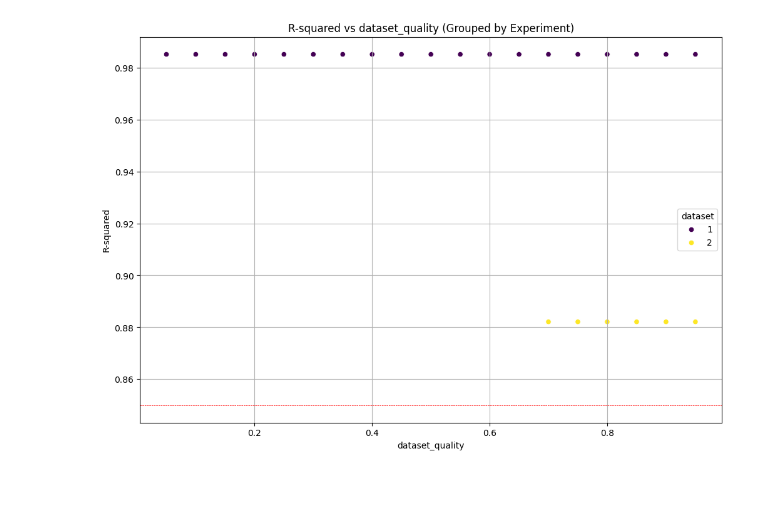
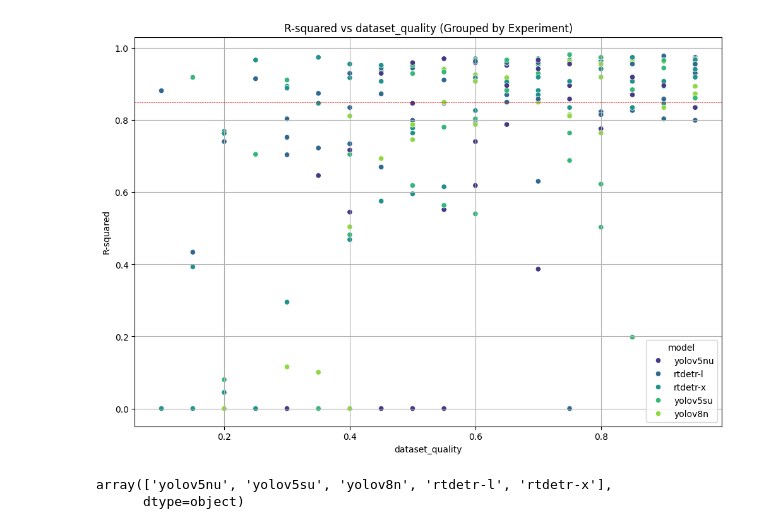
Before and after one commit to SamueleBumbaca/Plants__On_the_minimum_dataset_size_for_a_maize_seedling_object_detector, a Jupyter notebook: dataset_quality_analysis.ipynb, the cells around one changed output. Saved outputs shown, nothing was run; the diff lists cells and outputs as text; code cells hidden in the pictures; blank space fills up the shorter version.

```diff
--- a/dataset_quality_analysis.ipynb
+++ b/dataset_quality_analysis.ipynb
@@ -21,32 +21,37 @@ df['dataset_size'] = df['train_size']+df['val_size']
 # %%
 import pandas as pd
 import matplotlib.pyplot as plt
 import seaborn as sns
 
 # Filter the DataFrame with model == 'yolov5lu'
-filtered_df = df[df['model'] == 'yolov5su']
-filtered_df = df
-# Group by 'experiment' and select the observation with the highest R-squared value
+#filtered_df = df[df['model'] == 'yolov5su']
+# Drop rows with NaN values in 'r_squared'
+filtered_df = df.dropna(subset=['r_squared'])# Group by 'experiment' and select the observation with the highest R-squared value
 filtered_df = filtered_df.loc[filtered_df.groupby('experiment')['r_squared'].idxmax()]
 
 # set r-squared <0 to 0
 filtered_df.loc[filtered_df['r_squared'] < 0, 'r_squared'] = 0
 
 # Sort by dataset size
 filtered_df = filtered_df.sort_values(by='dataset_quality')
 
 # Create a scatter plot with 'dataset_size' on the x-axis and 'r_squared' on the y-axis
 plt.figure(figsize=(12, 8))
-sns.scatterplot(data=filtered_df, x='dataset_quality', y='r_squared', hue='dataset', palette='viridis')
+sns.scatterplot(data=filtered_df, x='dataset_quality', y='r_squared', hue='model', palette='viridis')
 
 # Plot a red line at y = 0.85
 plt.axhline(y=0.85, color='red', linestyle='--', linewidth=0.5)
 
 plt.xlabel('dataset_quality')
 plt.ylabel('R-squared')
 plt.title('R-squared vs dataset_quality (Grouped by Experiment)')
 plt.grid(True)
 
 plt.show()
 # %% [output]
-[figure, old version]
+[figure, new version]
+# %%
+df['model'].unique()
+# %% [output]
+array(['yolov5nu', 'yolov5su', 'yolov8n', 'rtdetr-l', 'rtdetr-x'],
+      dtype=object)
```
Also changed, not shown: parts of 1 cell of this notebook, 23 other files.
